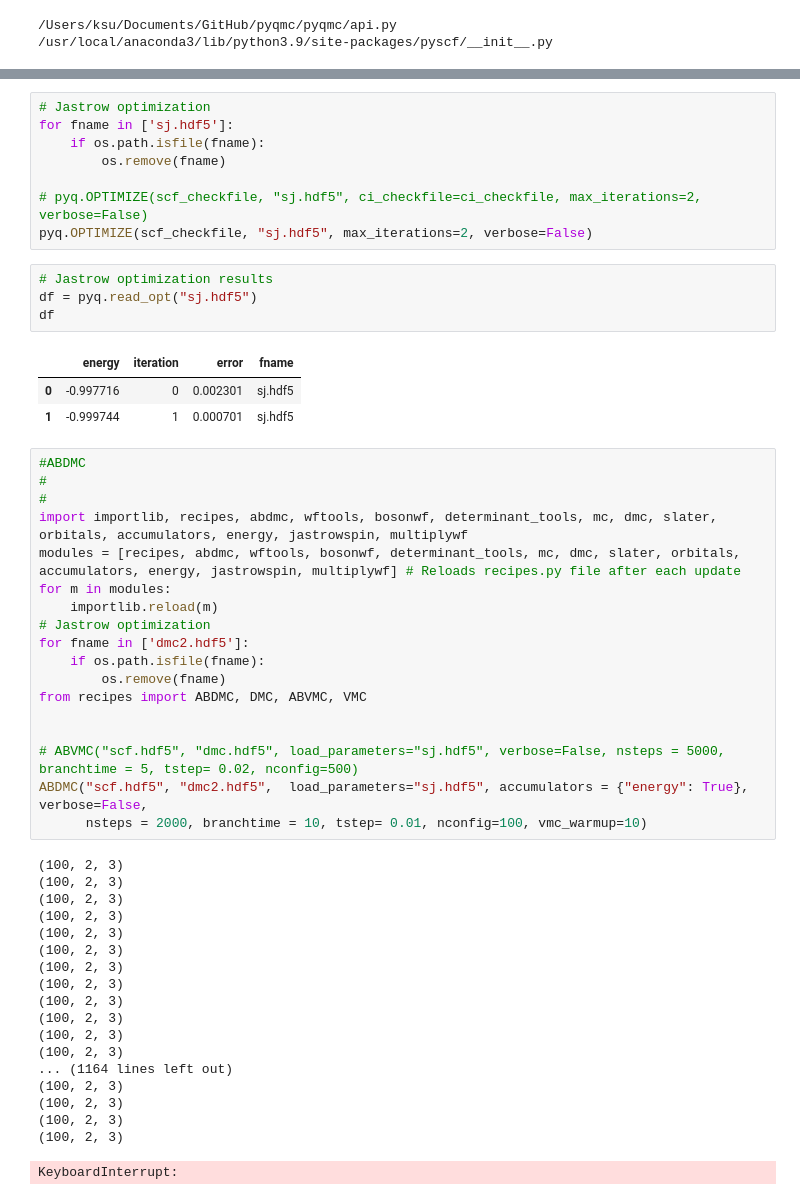
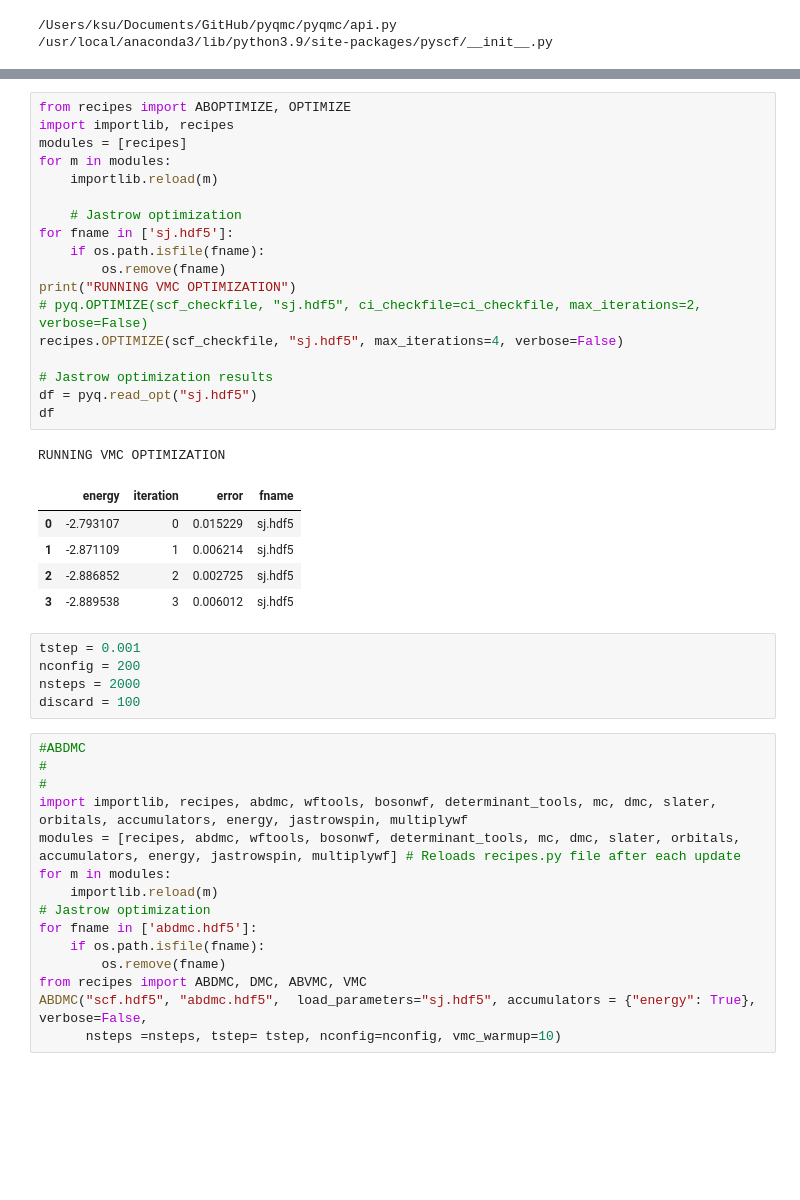
Before and after one commit to kayahans/pyqmc, a Jupyter notebook: pyqmc/test-dmc.ipynb, the cells around one changed output, grey strips where cells are left out. Drawn from its saved outputs; the diff is of its cells as text; blank space fills up the shorter version.

```diff
--- a/pyqmc/test-dmc.ipynb
+++ b/pyqmc/test-dmc.ipynb
@@ -99,19 +144,33 @@ converged SCF energy = -0.955690248895949  <S^2> = 2  2S+1 = 3
 # %%
-# Jastrow optimization
+from recipes import ABOPTIMIZE, OPTIMIZE
+import importlib, recipes
+modules = [recipes]
+for m in modules:
+    importlib.reload(m)
+
+    # Jastrow optimization
 for fname in ['sj.hdf5']:
     if os.path.isfile(fname):
         os.remove(fname)
+print("RUNNING VMC OPTIMIZATION")
+# pyq.OPTIMIZE(scf_checkfile, "sj.hdf5", ci_checkfile=ci_checkfile, max_iterations=2, verbose=False)
+recipes.OPTIMIZE(scf_checkfile, "sj.hdf5", max_iterations=4, verbose=False)
 
-# pyq.OPTIMIZE(scf_checkfile, "sj.hdf5", ci_checkfile=ci_checkfile, max_iterations=2, verbose=False)
-pyq.OPTIMIZE(scf_checkfile, "sj.hdf5", max_iterations=2, verbose=False)
+# Jastrow optimization results
+df = pyq.read_opt("sj.hdf5")
+df
+# %% [output]
+RUNNING VMC OPTIMIZATION
+|  | energy | iteration | error | fname |
+| 0 | -2.793107 | 0 | 0.015229 | sj.hdf5 |
+| 1 | -2.871109 | 1 | 0.006214 | sj.hdf5 |
+| 2 | -2.886852 | 2 | 0.002725 | sj.hdf5 |
+| 3 | -2.889538 | 3 | 0.006012 | sj.hdf5 |
 # %%
-# Jastrow optimization results
-df = pyq.read_opt("sj.hdf5")
-df
+tstep = 0.001
+nconfig = 200
+nsteps = 2000
+discard = 100
-# %% [output]
-|  | energy | iteration | error | fname |
-| 0 | -0.997716 | 0 | 0.002301 | sj.hdf5 |
-| 1 | -0.999744 | 1 | 0.000701 | sj.hdf5 |
 # %%
 #ABDMC
 #
@@ -121,32 +180,10 @@ modules = [recipes, abdmc, wftools, bosonwf, determinant_tools, mc, dmc, slater,
 for m in modules:
     importlib.reload(m)
 # Jastrow optimization
-for fname in ['dmc2.hdf5']:
+for fname in ['abdmc.hdf5']:
     if os.path.isfile(fname):
         os.remove(fname)
 from recipes import ABDMC, DMC, ABVMC, VMC
-
-
-# ABVMC("scf.hdf5", "dmc.hdf5", load_parameters="sj.hdf5", verbose=False, nsteps = 5000, branchtime = 5, tstep= 0.02, nconfig=500)
-ABDMC("scf.hdf5", "dmc2.hdf5",  load_parameters="sj.hdf5", accumulators = {"energy": True}, verbose=False,
-      nsteps = 2000, branchtime = 10, tstep= 0.01, nconfig=100, vmc_warmup=10)
+ABDMC("scf.hdf5", "abdmc.hdf5",  load_parameters="sj.hdf5", accumulators = {"energy": True}, verbose=False,
+      nsteps =nsteps, tstep= tstep, nconfig=nconfig, vmc_warmup=10)
-# %% [output]
-(100, 2, 3)
-(100, 2, 3)
-(100, 2, 3)
-(100, 2, 3)
-(100, 2, 3)
-(100, 2, 3)
-(100, 2, 3)
-(100, 2, 3)
-(100, 2, 3)
-(100, 2, 3)
-(100, 2, 3)
-(100, 2, 3)
-... (1164 lines left out)
-(100, 2, 3)
-(100, 2, 3)
-(100, 2, 3)
-(100, 2, 3)
-KeyboardInterrupt:
 # %%
```
Also changed, not shown: parts of 9 cells of this notebook, 22 other files.
